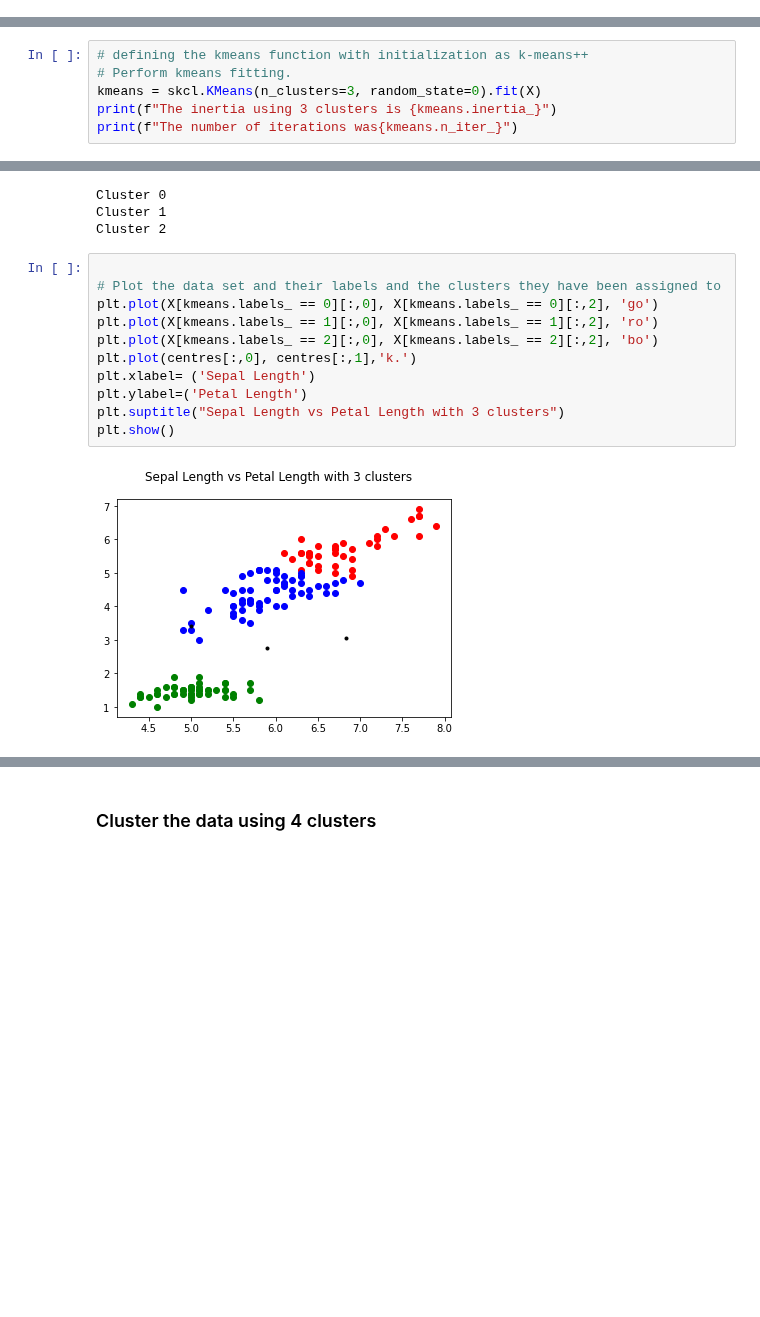
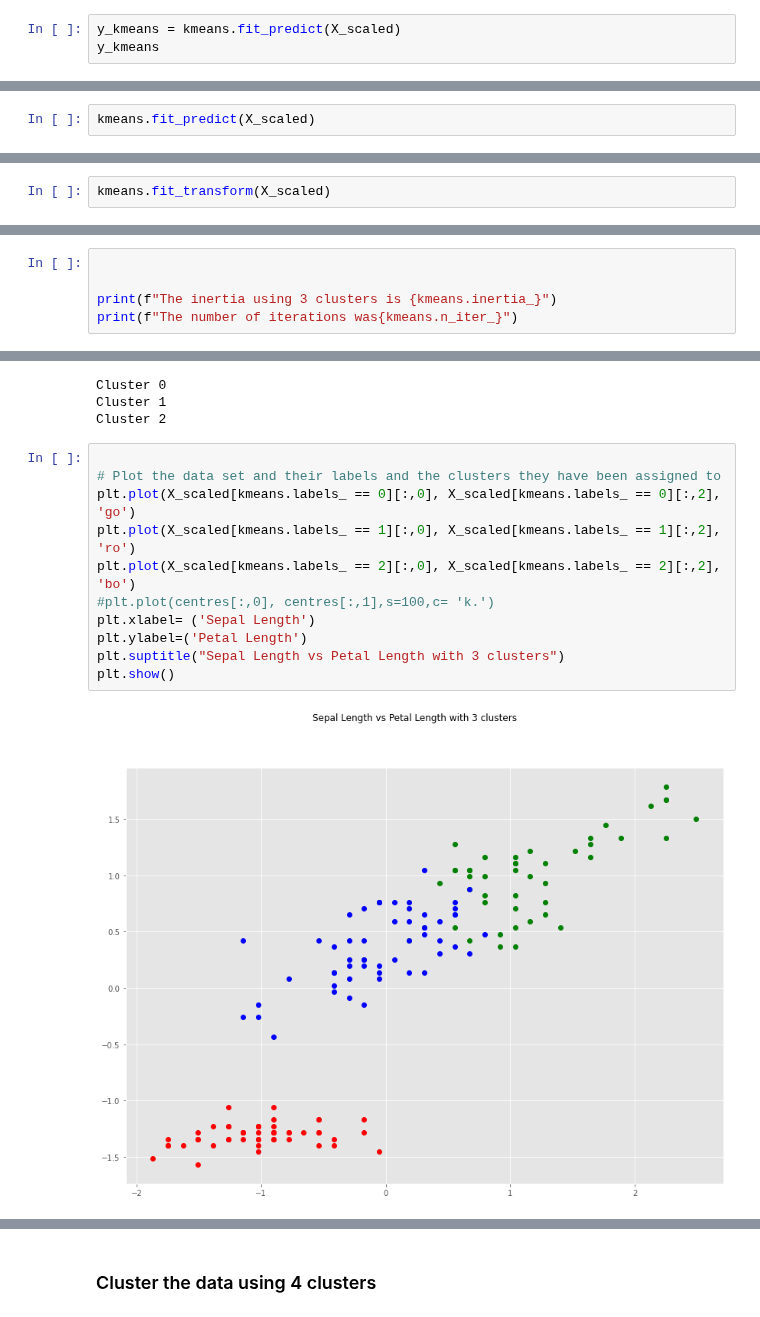
Before and after one commit to angela1C/Machine-Learning-and-Statistics-Tasks-Project-2020, a Jupyter notebook: Tasks.ipynb, the cells around one changed output, grey strips where cells are left out. Saved outputs shown, nothing was run; the diff lists cells and outputs as text; blank space fills up the shorter version.

```diff
--- a/Tasks.ipynb
+++ b/Tasks.ipynb
@@ -1414,0 +1429,3 @@ X_scaled = scaler.fit_transform(X)
+# %%
+y_kmeans = kmeans.fit_predict(X_scaled)
+y_kmeans
@@ -1414,0 +1445,2 @@ X_scaled = scaler.fit_transform(X)
+# %%
+kmeans.fit_predict(X_scaled)
@@ -1414,0 +1576,2 @@ X_scaled = scaler.fit_transform(X)
+# %%
+kmeans.fit_transform(X_scaled)
@@ -1415,9 +1606,8 @@ X_scaled = scaler.fit_transform(X)
 # %% [markdown]
 ### Cluster the data using 3 clusters
 # %%
-# defining the kmeans function with initialization as k-means++
-# Perform kmeans fitting.
-kmeans = skcl.KMeans(n_clusters=3, random_state=0).fit(X)
+
+
 print(f"The inertia using 3 clusters is {kmeans.inertia_}")
 print(f"The number of iterations was{kmeans.n_iter_}")
 # %% [output]
@@ -1457,16 +1647,16 @@ Cluster 2
 # %%
 
 # Plot the data set and their labels and the clusters they have been assigned to
-plt.plot(X[kmeans.labels_ == 0][:,0], X[kmeans.labels_ == 0][:,2], 'go')
-plt.plot(X[kmeans.labels_ == 1][:,0], X[kmeans.labels_ == 1][:,2], 'ro')
-plt.plot(X[kmeans.labels_ == 2][:,0], X[kmeans.labels_ == 2][:,2], 'bo')
-plt.plot(centres[:,0], centres[:,1],'k.')
+plt.plot(X_scaled[kmeans.labels_ == 0][:,0], X_scaled[kmeans.labels_ == 0][:,2], 'go')
+plt.plot(X_scaled[kmeans.labels_ == 1][:,0], X_scaled[kmeans.labels_ == 1][:,2], 'ro')
+plt.plot(X_scaled[kmeans.labels_ == 2][:,0], X_scaled[kmeans.labels_ == 2][:,2], 'bo')
+#plt.plot(centres[:,0], centres[:,1],s=100,c= 'k.')
 plt.xlabel= ('Sepal Length')
 plt.ylabel=('Petal Length')
 plt.suptitle("Sepal Length vs Petal Length with 3 clusters")
 plt.show()
 # %% [output]
-[figure, old version]
+[figure, new version]
 # %%
 
 # Plot the data set and their labels and the clusters they have been assigned to
```
Also changed, not shown: parts of 48 cells of this notebook.
